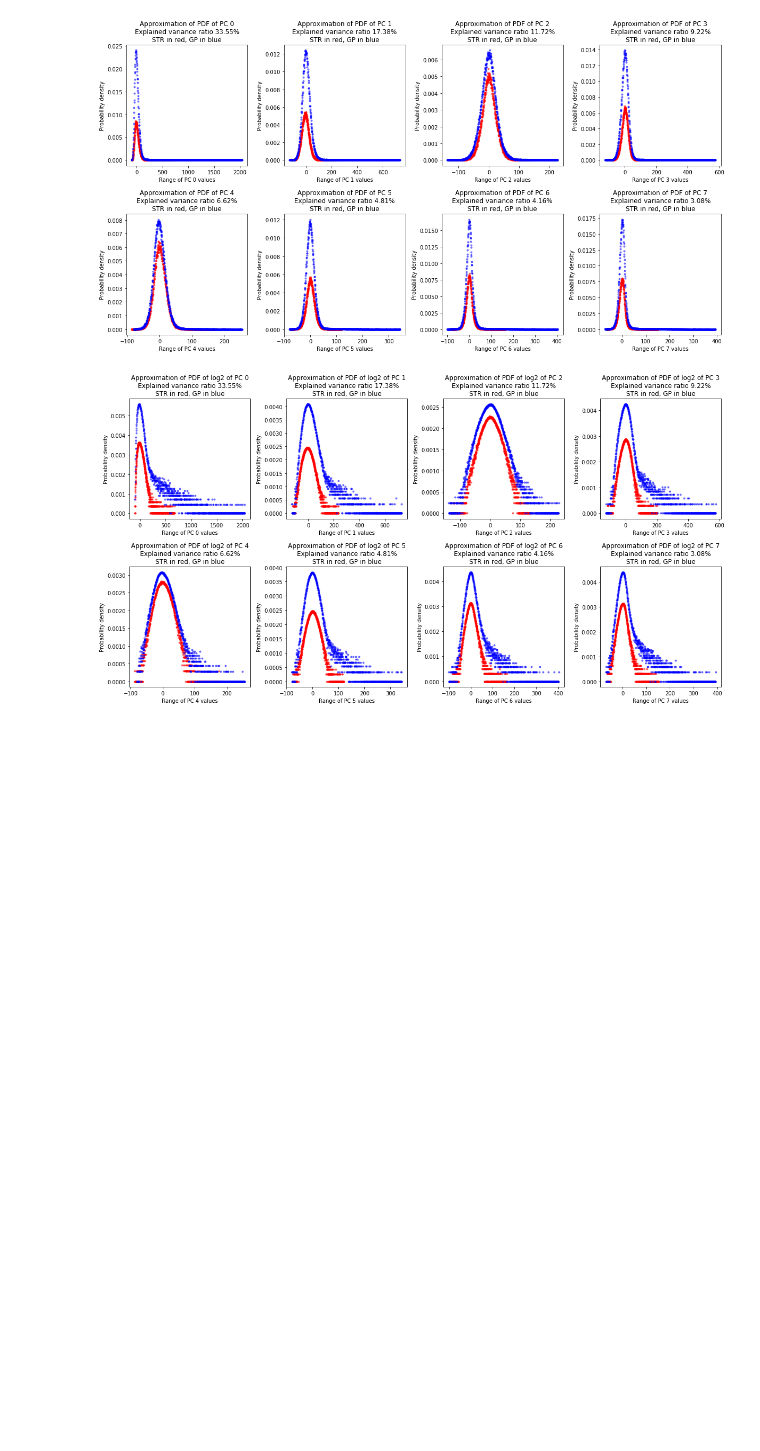
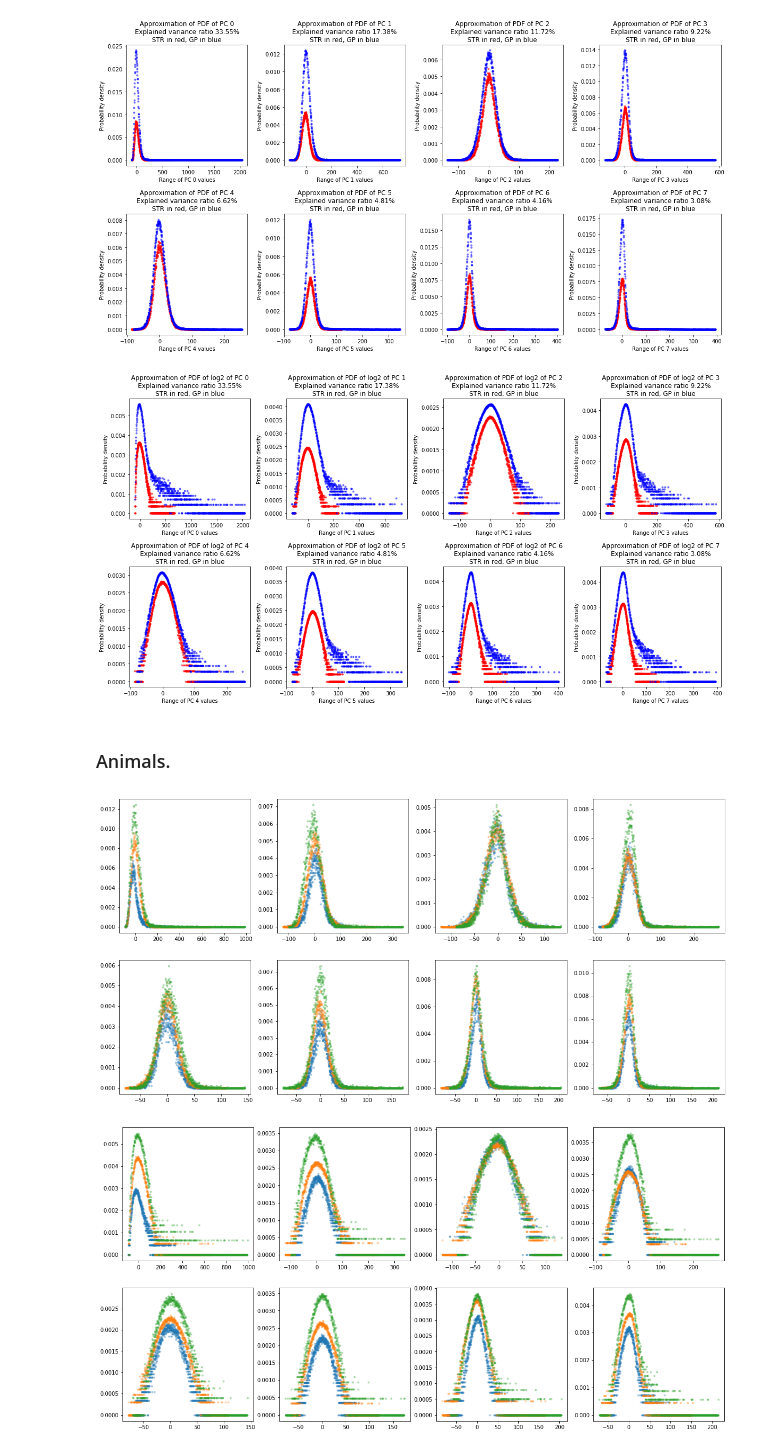
Before and after one commit to miriamvall/DD142X, a Jupyter notebook: code/notebooks/PCA 5.ipynb, the cells around one changed output. Cells and saved outputs as stored; diff of their text form; code cells hidden in the pictures; blank space fills up the shorter version.

```diff
--- a/code/notebooks/PCA 5.ipynb
+++ b/code/notebooks/PCA 5.ipynb
@@ -294,15 +279,0 @@ for row in str_cc:
-# %%
-excludeones_str, excludeones_gp = [np.array([
-    np.concatenate((corrm[idx, :idx], corrm[idx, idx + 1:]))
-    for idx in range(0, 8)
-]) for corrm in (
-    np.corrcoef(pcs_str.transpose()),
-    np.corrcoef(pcs_gp .transpose())
-)]
-
-excludeones_str = np.abs(excludeones_str)
-excludeones_gp  = np.abs(excludeones_gp)
-
-for idx, (row_str, row_gp) in enumerate(zip(excludeones_str, excludeones_gp)):
-    print(f"Maximum absolute crosscorrelation between principal component {idx} and other, excluding self\n" + \
-          f"\tSTR:\t{round(np.max(row_str), 2)}\n\tGP:\t{round(np.max(row_gp), 2)}\n")
@@ -425,3 +378,42 @@ plt.close()
 # %% [output]
 [figure]
 [figure]
+# %% [markdown]
+### Animals.
+# %%
+sessions = [
+    'NPR-076.c09',
+    'NPR064.c09',
+    'NPR065e.03'
+]
+
+sessData = {
+    a: np.concatenate([
+        [
+            v for _, v in dataDict[a].items()
+        ]
+    ], axis = 0)
+        [ : , : , epoch_idxs]
+        .reshape((-1, 46))
+    for a in sessions
+}
+
+for type_fig in ["normal", "lg2"]:
+
+    plt.figure(figsize = (20, 10))
+    for idx in range(n_components):
+
+        for sess, data in sessData.items():
+            plt.subplot(2, 4, idx + 1)
+            xs, ys, yslg2 = aprx_pdf_1d(
+                pca_model.transform(data.copy())[ : , idx]
+            )
+            if type_fig == "normal":
+                plt.plot(xs, ys, '.', alpha = 0.3)
+            elif type_fig == "lg2":
+                plt.plot(xs, yslg2, '.', alpha = 0.3)
+    plt.show()
+    plt.close()
+# %% [output]
+[figure, added]
+[figure, added]
```
Also changed, not shown: parts of 11 cells of this notebook, 30 other files.
